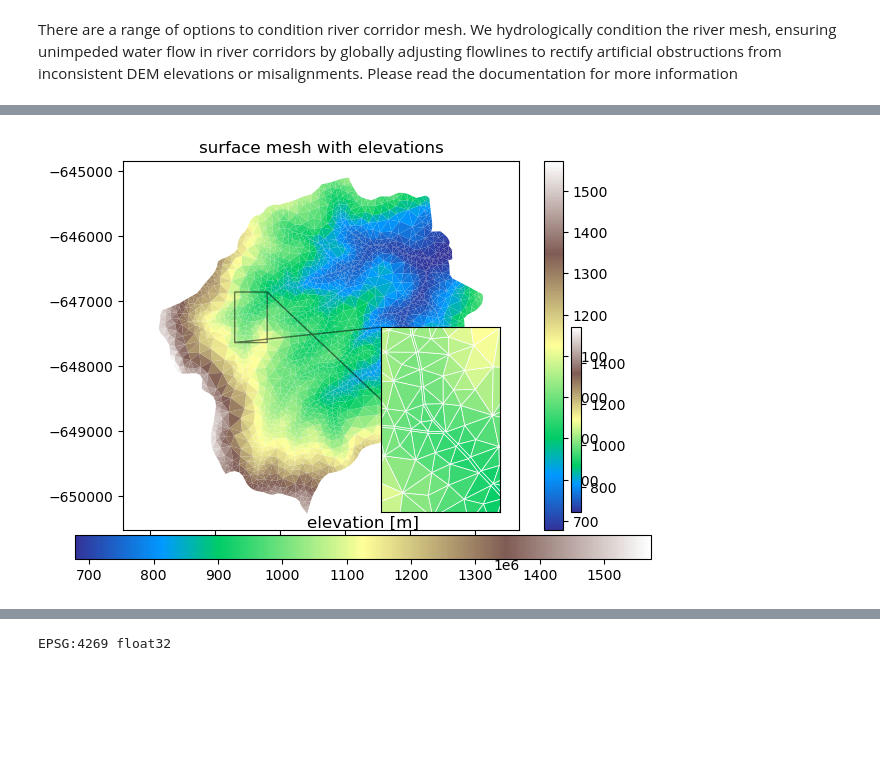
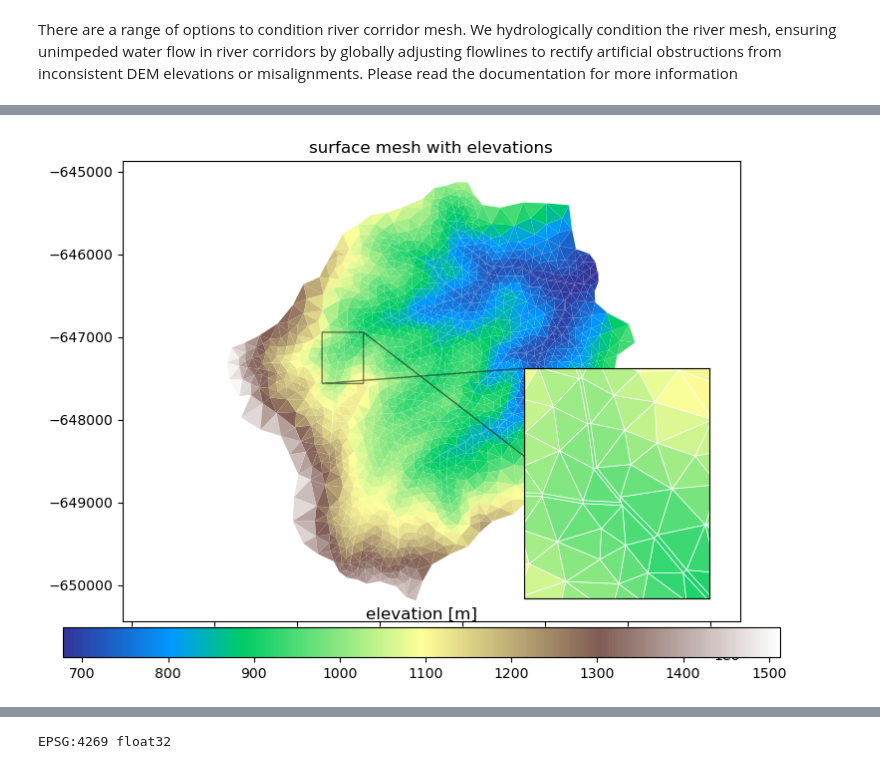
Before and after one commit to environmental-modeling-workflows/watershed-workflow, a Jupyter notebook: examples/Coweeta/coweeta_ats.ipynb, the cells around one changed output, grey strips where cells are left out. Cells and saved outputs as stored; diff of their text form; code cells hidden in the pictures; blank space fills up the shorter version.

```diff
--- a/examples/Coweeta/coweeta_ats.ipynb
+++ b/examples/Coweeta/coweeta_ats.ipynb
@@ -49,6 +50,7 @@ import cftime, datetime
 pd.options.display.max_columns = None
 
 import watershed_workflow
+import watershed_workflow.config
 import watershed_workflow.source_list
 import watershed_workflow.utils
 import watershed_workflow.plot
@@ -69,6 +71,6 @@ import amanzi_xml.utils.io as aio
 import amanzi_xml.utils.search as asearch
 import amanzi_xml.utils.errors as aerrors
 
-figsize = (6,6)
-figsize_3d = (8,6)
+# set the default figure size for notebooks
+plt.rcParams["figure.figsize"] = (8, 6)
 # %% [markdown]
@@ -204,10 +245,7 @@ watershed.plot()
 # %%
-include_rivers = True
-
-if include_rivers:
-    # download/collect the river network within that shape's bounds
-    reaches = watershed_workflow.getShapesByGeometry(sources['hydrography'], watershed.exterior, crs, crs)
-    rivers = watershed_workflow.river_tree.createRivers(reaches, method='hydroseq')
+# download/collect the river network within that shape's bounds
+reaches = watershed_workflow.getShapesByGeometry(sources['hydrography'], watershed.exterior, crs, crs)
+rivers = watershed_workflow.river_tree.createRivers(reaches, method='hydroseq')
 
 watershed_orig, rivers_orig = watershed, rivers
 # %%
@@ -278,13 +324,14 @@ m
 # %%
-## Triangulation
-
 # Refine triangles if they get too acute
 min_angle = 32 # degrees
 
 # width of reach by stream order (order:width)
 widths = dict({1:8,2:12,3:16})
 
-m2, areas, dists = watershed_workflow.tessalateRiverAligned(watershed,rivers, river_width=widths,
-                                              refine_min_angle=min_angle,refine_max_area=30000,
-                                              diagnostics=True)
+# create the mesh
+m2, areas, dists = watershed_workflow.tessalateRiverAligned(watershed, rivers,
+                                                            river_width=widths,
+                                                            refine_min_angle=min_angle,
+                                                            refine_distance=[refine_d0, refine_A0, refine_d1, refine_A1],
+                                                            diagnostics=True)
 # %% [output]
@@ -363,12 +408,12 @@ fig, ax = plt.subplots()
 ax2 = ax.inset_axes([0.65,0.05,0.3,0.5])
 cbax = fig.add_axes([0.05,0.05,0.9,0.05])
 
-mp = m2.plot(facecolors='elevation', edgecolors=None, ax=ax, linewidth=0.5)
+mp = m2.plot(facecolors='elevation', edgecolors=None, ax=ax, linewidth=0.5, colorbar=False)
 cbar = fig.colorbar(mp, orientation="horizontal", cax=cbax)
 ax.set_title('surface mesh with elevations')
 ax.set_aspect('equal', 'datalim')
 
-mp2 = m2.plot(facecolors='elevation', edgecolors='white', ax=ax2)
+mp2 = m2.plot(facecolors='elevation', edgecolors='white', ax=ax2, colorbar=False)
 ax2.set_aspect('equal', 'datalim')
 
 xlim = (1.4433e6, 1.4438e6)
@@ -389,4 +434,4 @@ plt.show()
-[figure, old version]
+[figure, new version]
 # %%
 # add labeled sets for subcatchments and outlets
 watershed_workflow.regions.addWatershedAndOutletRegions(m2, watershed, outlet_width=250, exterior_outlet=True)
```
Also changed, not shown: parts of 82 cells of this notebook, 13 other files.
